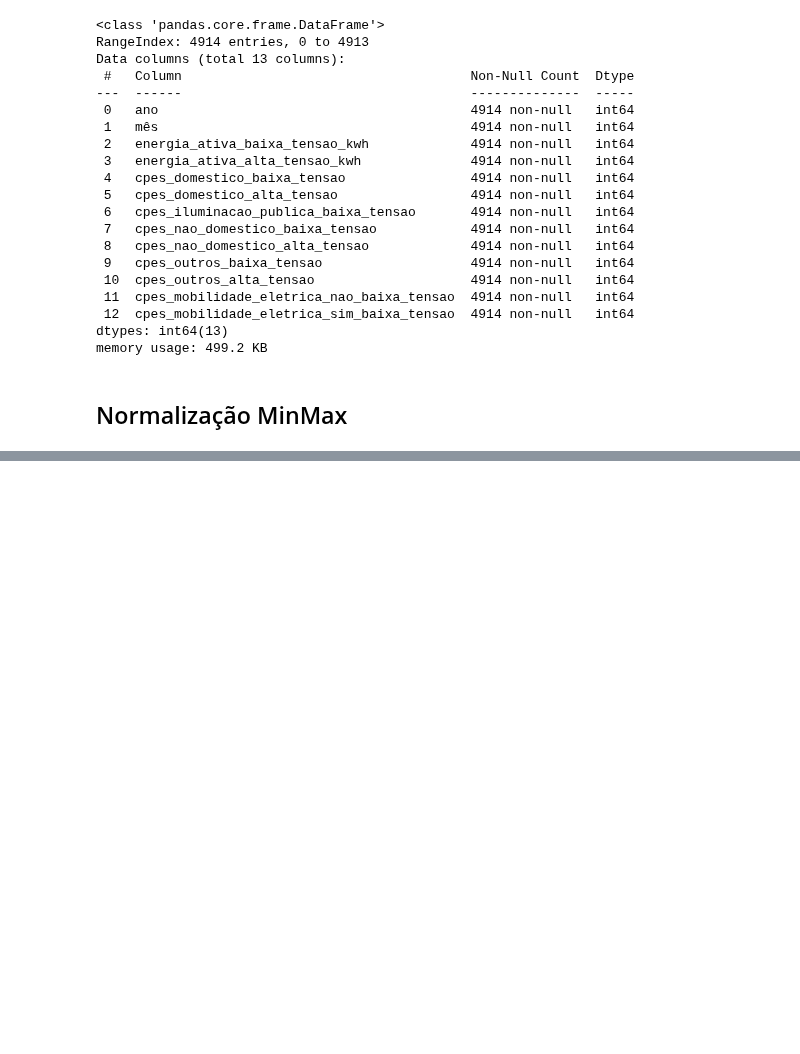
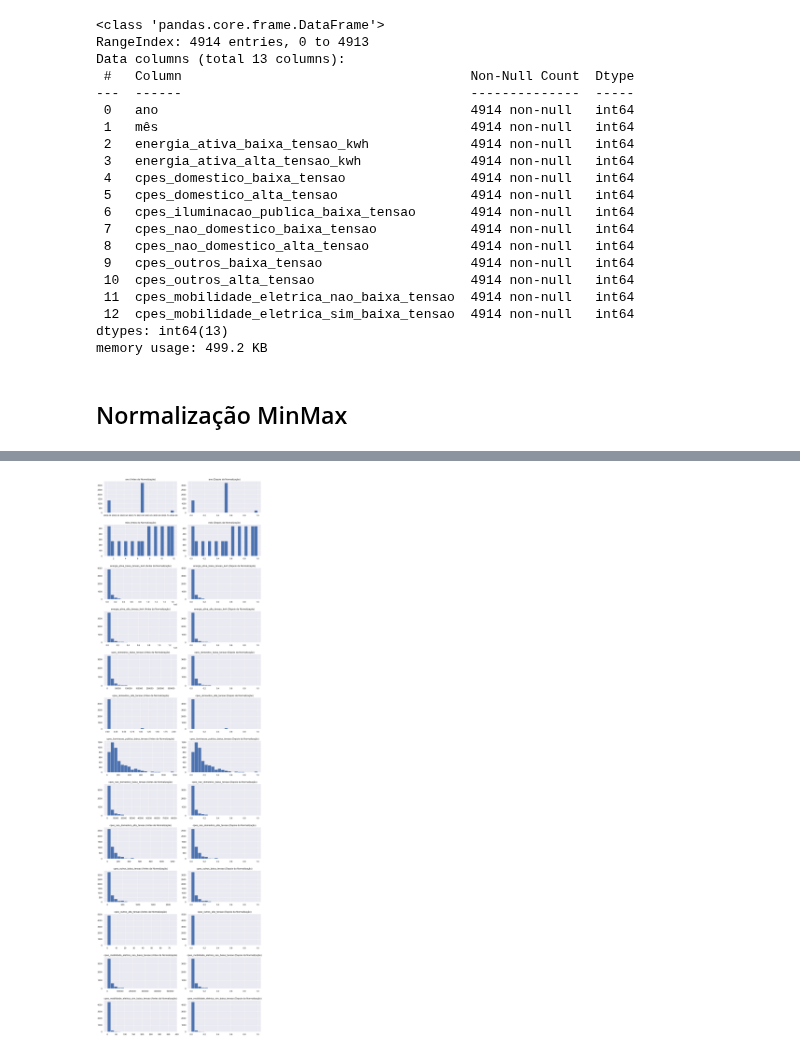
Before and after one commit to kreativermario/Projeto-DECD, a Jupyter notebook: notebooks/data_preparation_numeric.ipynb, the cells around one changed output, grey strips where cells are left out. Cells and saved outputs as stored; diff of their text form; code cells hidden in the pictures; blank space fills up the shorter version.

```diff
--- a/notebooks/data_preparation_numeric.ipynb
+++ b/notebooks/data_preparation_numeric.ipynb
@@ -19,7 +19,7 @@ sns.set_theme()
 data_path = '../data/' if os.path.exists(
     '../data/') else 'https://raw.githubusercontent.com/kreativermario/Projeto-DECD/master/data/'
 
-merged_path = data_path + 'treated/merged-dataset.csv'
+merged_path = data_path + 'treated/prepared/merged-dataset.csv'
 
 merged_df = pd.read_csv(merged_path)
 # %% [markdown]
@@ -52,9 +52,9 @@ memory usage: 499.2 KB
 # %% [markdown]
 ## Normalização MinMax
 # %%
-# Apply Min-Max scaling
+# Normalização com o MinMax
 scaler = MinMaxScaler()
-merged_df[merged_df.columns] = scaler.fit_transform(merged_df.columns)
+merged_df_scaled_min_max = pd.DataFrame(scaler.fit_transform(merged_df), columns=merged_df.columns)
 
-print(merged_df.head())
+merged_df_scaled_min_max.head()
 # %% [output]
@@ -63,0 +67,18 @@ ValueError: could not convert string to float: 'ano'
+# %%
+# Criar subplots
+fig, axes = plt.subplots(nrows=len(merged_df.columns), ncols=2, figsize=(12, 40))
+
+# Histogramas antes da normalização
+for i, col in enumerate(merged_df.columns):
+    merged_df[col].hist(ax=axes[i, 0], bins=20)
+    axes[i, 0].set_title(col + ' (Antes da Normalização)')
+
+# Histogramas depois da normalização
+for i, col in enumerate(merged_df_scaled_min_max.columns):
+    merged_df_scaled_min_max[col].hist(ax=axes[i, 1], bins=20)
+    axes[i, 1].set_title(col + ' (Depois da Normalização)')
+
+plt.tight_layout()
+plt.show()
+# %% [output]
+[figure, added]
```
Also changed, not shown: parts of 8 cells of this notebook, 1 other file.
